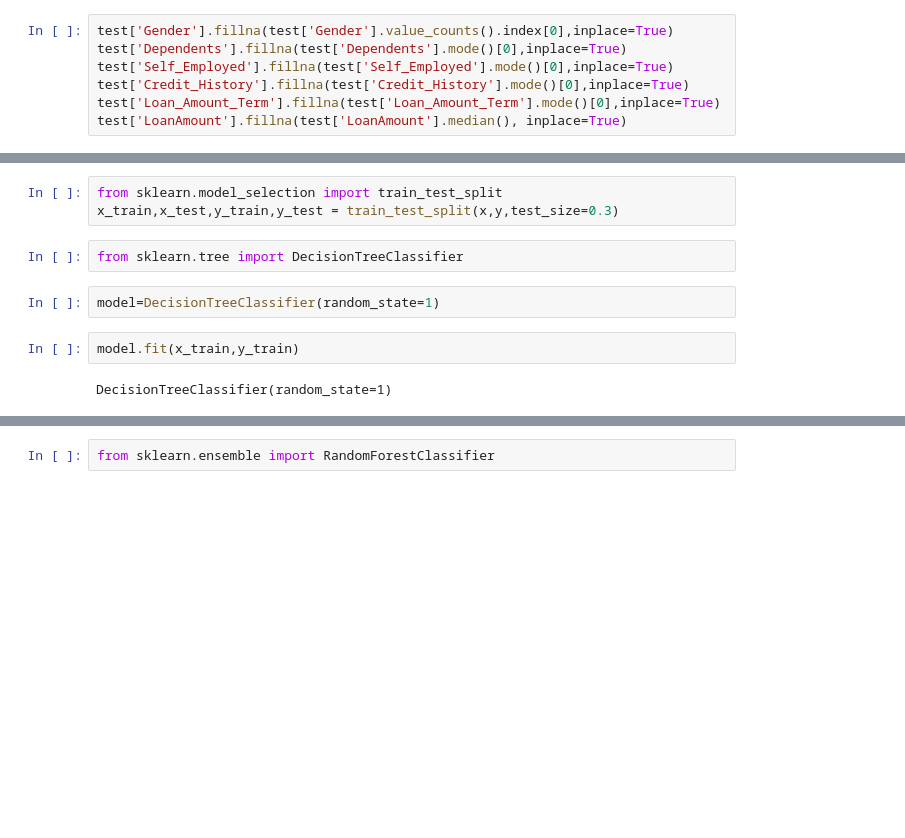
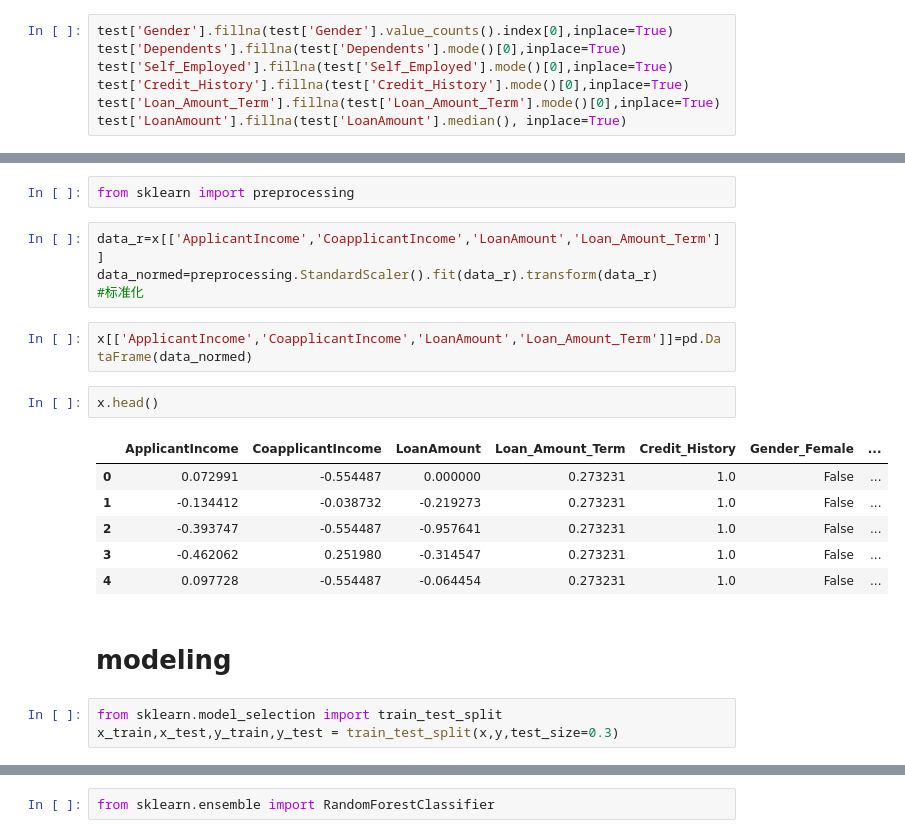
Before and after one commit to yuki0399/Loan-Eligibility-Prediction-Using-Machine-Learning-Algorithm, a Jupyter notebook: loan prediction.ipynb, the cells around one changed output, grey strips where cells are left out. Saved outputs shown, nothing was run; the diff lists cells and outputs as text; blank space fills up the shorter version.

```diff
--- a/loan prediction.ipynb
+++ b/loan prediction.ipynb
@@ -285,11 +258,22 @@ x.head()
+# %%
+from sklearn import preprocessing
+# %%
+data_r=x[['ApplicantIncome','CoapplicantIncome','LoanAmount','Loan_Amount_Term']]
+data_normed=preprocessing.StandardScaler().fit(data_r).transform(data_r)
+#标准化
+# %%
+x[['ApplicantIncome','CoapplicantIncome','LoanAmount','Loan_Amount_Term']]=pd.DataFrame(data_normed)
+# %%
+x.head()
+# %% [output]
+|  | ApplicantIncome | CoapplicantIncome | LoanAmount | Loan_Amount_Term | Credit_History | Gender_Female | ... |
+| 0 | 0.072991 | -0.554487 | 0.000000 | 0.273231 | 1.0 | False | ... |
+| 1 | -0.134412 | -0.038732 | -0.219273 | 0.273231 | 1.0 | False | ... |
+| 2 | -0.393747 | -0.554487 | -0.957641 | 0.273231 | 1.0 | False | ... |
+| 3 | -0.462062 | 0.251980 | -0.314547 | 0.273231 | 1.0 | False | ... |
+| 4 | 0.097728 | -0.554487 | -0.064454 | 0.273231 | 1.0 | False | ... |
+# %% [markdown]
+# modeling
 # %%
 from sklearn.model_selection import train_test_split
 x_train,x_test,y_train,y_test = train_test_split(x,y,test_size=0.3)
-# %%
-from sklearn.tree import DecisionTreeClassifier
-# %%
-model=DecisionTreeClassifier(random_state=1)
-# %%
-model.fit(x_train,y_train)
-# %% [output]
-DecisionTreeClassifier(random_state=1)
```
Also changed, not shown: parts of 71 cells of this notebook.
